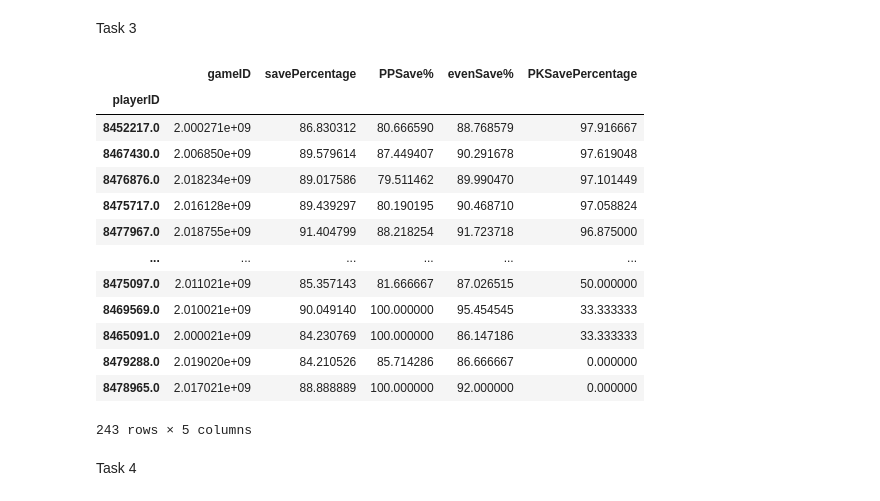
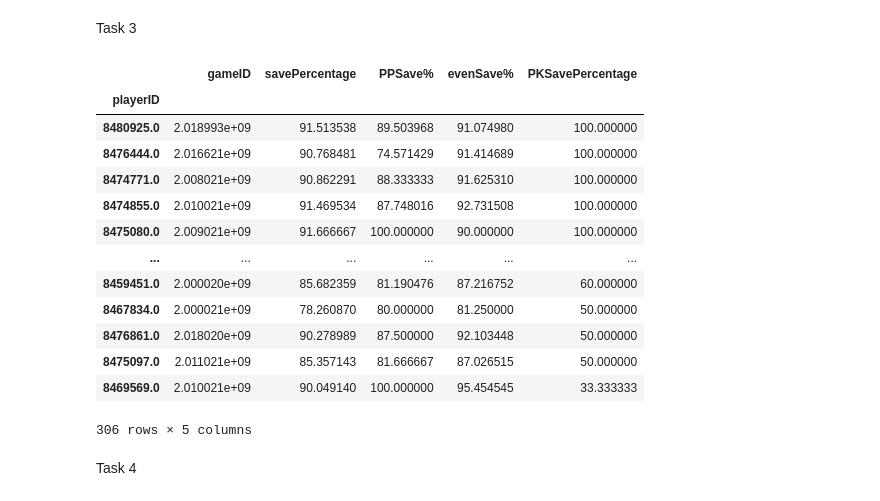
Before and after one commit to data301-2021-winter1/project-group56-project, a Jupyter notebook: notebooks/Rhys Notebook.ipynb, the cells around one changed output. Saved outputs shown, nothing was run; the diff lists cells and outputs as text; code cells hidden in the pictures.

```diff
--- a/notebooks/Rhys Notebook.ipynb
+++ b/notebooks/Rhys Notebook.ipynb
@@ -236,22 +188,22 @@ def load_and_process(url):
 # %%
-df1 = load_and_process("https://raw.githubusercontent.com/data301-2021-winter1/project-group56-project/main/data/raw/APINHLStatistics.csv?token=AVRK7B3CXYQSOULEYRNRU53BUP4L6")
+import RhysNotebook_function
+
+df1 = RhysNotebook_function.load_and_process("https://raw.githubusercontent.com/data301-2021-winter1/project-group56-project/main/data/raw/APINHLStatistics.csv?token=AVRK7B3CXYQSOULEYRNRU53BUP4L6")
 df1=df1.iloc[:-3, :]
 df1_mask = df1.query('PKSavePercentage > 50')
-
-df = load_and_process("https://raw.githubusercontent.com/data301-2021-winter1/project-group56-project/main/data/raw/APINHLStatistics.csv?token=AVRK7B3CXYQSOULEYRNRU53BUP4L6")
-df
+df1
 # %% [output]
 |  | gameID | savePercentage | PPSave% | evenSave% | PKSavePercentage |
 | playerID |  |  |  |  |  |
-| 8452217.0 | 2.000271e+09 | 86.830312 | 80.666590 | 88.768579 | 97.916667 |
-| 8467430.0 | 2.006850e+09 | 89.579614 | 87.449407 | 90.291678 | 97.619048 |
-| 8476876.0 | 2.018234e+09 | 89.017586 | 79.511462 | 89.990470 | 97.101449 |
-| 8475717.0 | 2.016128e+09 | 89.439297 | 80.190195 | 90.468710 | 97.058824 |
-| 8477967.0 | 2.018755e+09 | 91.404799 | 88.218254 | 91.723718 | 96.875000 |
+| 8480925.0 | 2.018993e+09 | 91.513538 | 89.503968 | 91.074980 | 100.000000 |
+| 8476444.0 | 2.016621e+09 | 90.768481 | 74.571429 | 91.414689 | 100.000000 |
+| 8474771.0 | 2.008021e+09 | 90.862291 | 88.333333 | 91.625310 | 100.000000 |
+| 8474855.0 | 2.010021e+09 | 91.469534 | 87.748016 | 92.731508 | 100.000000 |
+| 8475080.0 | 2.009021e+09 | 91.666667 | 100.000000 | 90.000000 | 100.000000 |
 | ... | ... | ... | ... | ... | ... |
+| 8459451.0 | 2.000020e+09 | 85.682359 | 81.190476 | 87.216752 | 60.000000 |
+| 8467834.0 | 2.000021e+09 | 78.260870 | 80.000000 | 81.250000 | 50.000000 |
+| 8476861.0 | 2.018020e+09 | 90.278989 | 87.500000 | 92.103448 | 50.000000 |
 | 8475097.0 | 2.011021e+09 | 85.357143 | 81.666667 | 87.026515 | 50.000000 |
 | 8469569.0 | 2.010021e+09 | 90.049140 | 100.000000 | 95.454545 | 33.333333 |
-| 8465091.0 | 2.000021e+09 | 84.230769 | 100.000000 | 86.147186 | 33.333333 |
-| 8479288.0 | 2.019020e+09 | 84.210526 | 85.714286 | 86.666667 | 0.000000 |
-| 8478965.0 | 2.017021e+09 | 88.888889 | 100.000000 | 92.000000 | 0.000000 |
-243 rows × 5 columns
+306 rows × 5 columns
```
Also changed, not shown: parts of 4 cells of this notebook, 1 other file.
